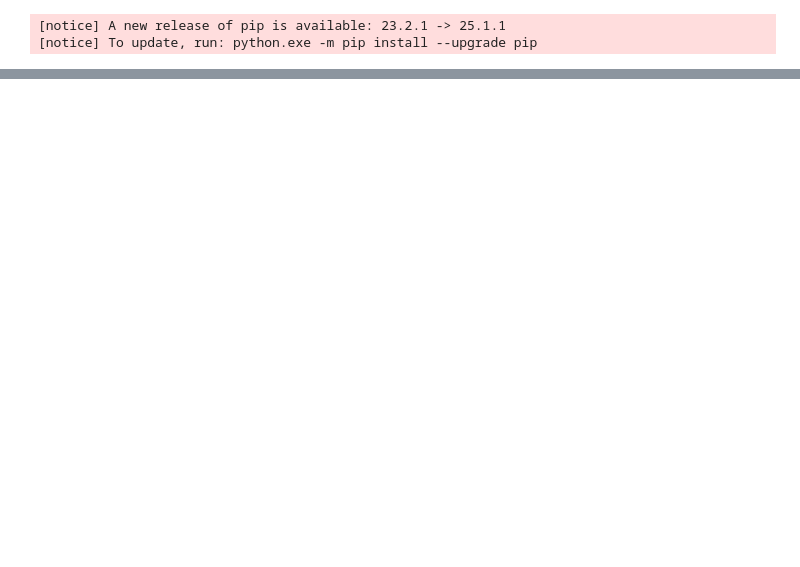
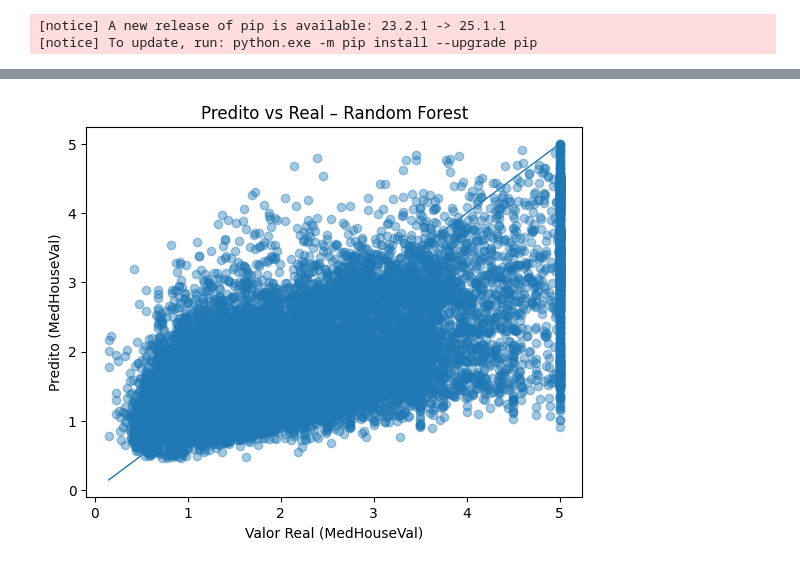
Before and after one commit to thiagoluisbecker/guia_geo, a Jupyter notebook: 5ML.ipynb, the cells around one changed output, grey strips where cells are left out. Drawn from its saved outputs; the diff is of its cells as text; code cells hidden in the pictures; blank space fills up the shorter version.

```diff
--- a/5ML.ipynb
+++ b/5ML.ipynb
@@ -73,0 +99,12 @@ IndexError: When not in combination mode, arrays must be of same size. If mode i
+# %%
+# 8. Visualização 2 – Predito vs Real
+plt.figure()
+plt.scatter(y_true_all, y_pred_all, alpha=0.4)
+plt.plot([min(y_true_all), max(y_true_all)],
+         [min(y_true_all), max(y_true_all)], linewidth=1)
+plt.xlabel("Valor Real (MedHouseVal)")
+plt.ylabel("Predito (MedHouseVal)")
+plt.title("Predito vs Real – Random Forest")
+plt.show()
+# %% [output]
+[figure, added]
```
Also changed, not shown: parts of 3 cells of this notebook, 2 other files.
